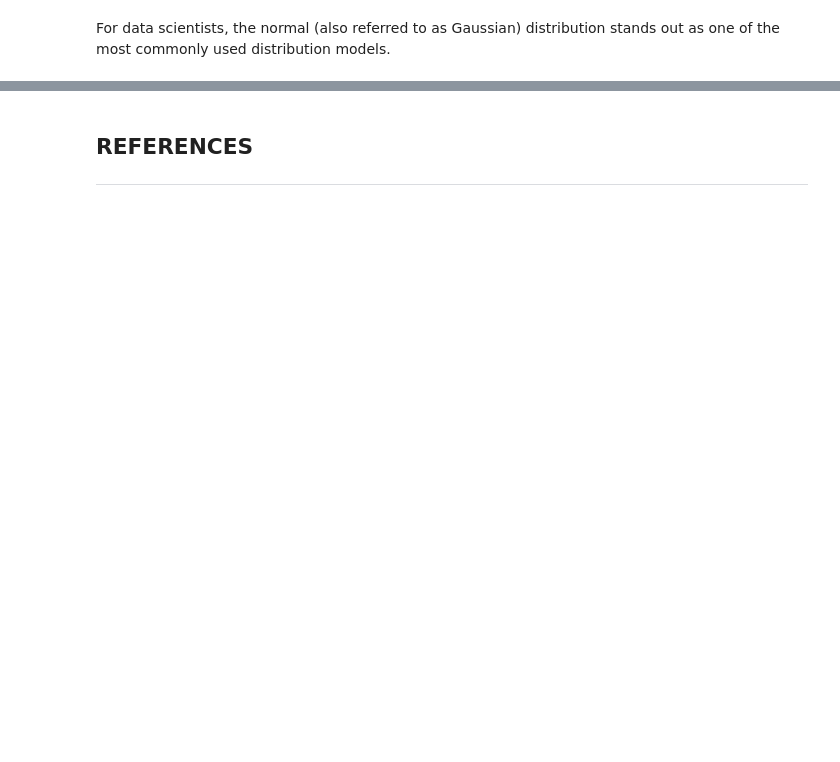
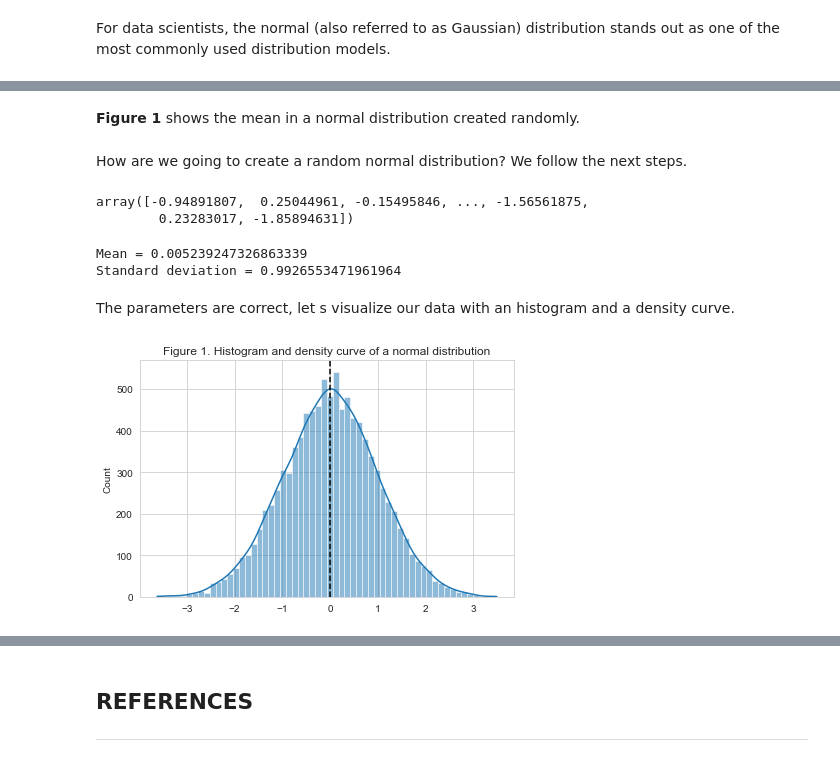
Before and after one commit to RobVergano/FDA_Assessment_22-23, a Jupyter notebook: Normal Distribution.ipynb, the cells around one changed output, grey strips where cells are left out. Drawn from its saved outputs; the diff is of its cells as text; code cells hidden in the pictures; blank space fills up the shorter version.

```diff
--- a/Normal Distribution.ipynb
+++ b/Normal Distribution.ipynb
@@ -52,0 +56,52 @@ plt.axvline(mu, color ="k", linestyle = "dashed")
+# %% [markdown]
+**Figure 1** shows the mean in a normal distribution created randomly.
+# %% [markdown]
+How are we going to create a random normal distribution? We follow the next steps.
+# %%
+# First, we need to assign a value for the mean and the standard deviation.
+
+# The lowercase letter "µ" or "mu" represents the mean.
+mu = 0
+
+# The lowercase letter "σ" or "sigma" represents the standard deviation.
+sigma = 1
+
+# In order to create our random normal distribution, we are going to assign a size of 10000 samples.
+size = 10000
+
+# "np.random.default_rng" to generate a random sequence of numbers.(4)
+rng = np.random.default_rng()
+
+# "rng.normal(mu,sigma,size)" to draw random samples from a normal (Gaussian) distribution.(5)
+
+x = rng.normal(mu,sigma,size)
+
+# Here is our array of 10000 random samples
+x
+# %% [output]
+array([-0.94891807,  0.25044961, -0.15495846, ..., -1.56561875,
+        0.23283017, -1.85894631])
+# %%
+# Now we check if our normal distribution follows the given parameters.
+
+# We calculate the mean and the standard deviation using numpy (6,7)
+print("Mean =", np.mean(x))
+print("Standard deviation =", np.std(x))
+# %% [output]
+Mean = 0.005239247326863339
+Standard deviation = 0.9926553471961964
+# %% [markdown]
+The parameters are correct, let s visualize our data with an histogram and a density curve.
+# %%
+# Histogram and Density curve:
+
+# "sns.set_style('whitegrid')" for adding a white grid in the background.(8)
+sns.set_style('whitegrid')
+# "sns.histplot" to create the histogram and adding a density curve (kde=True) (9)
+sns.histplot(x, kde = True).set(title="Figure 1. Histogram and density curve of a normal distribution")
+# "plt.axvline" for adding a vertical line across the axes where the mean is.(10)
+plt.axvline(mu, color ="k", linestyle = "dashed")
+# To adjust the padding between and around subplots.(11)
+plt.tight_layout()
+# %% [output]
+[figure, added]
```
Also changed, not shown: parts of 28 cells of this notebook.
